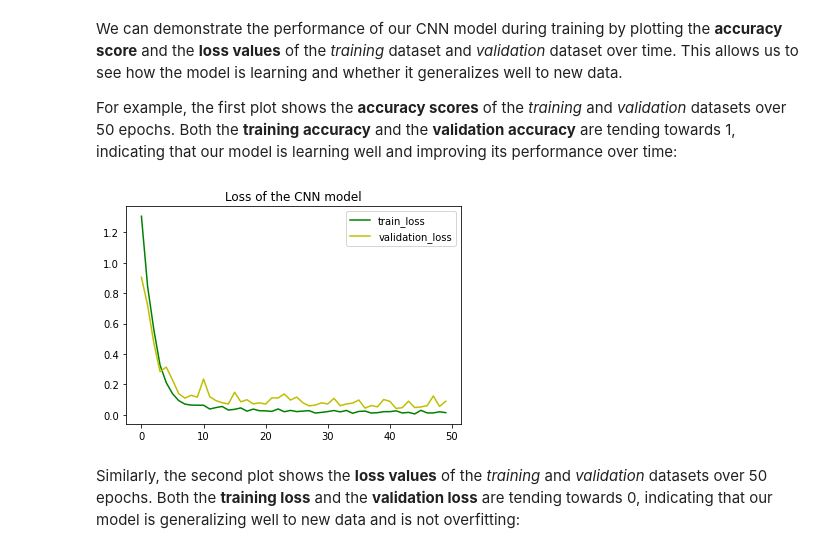
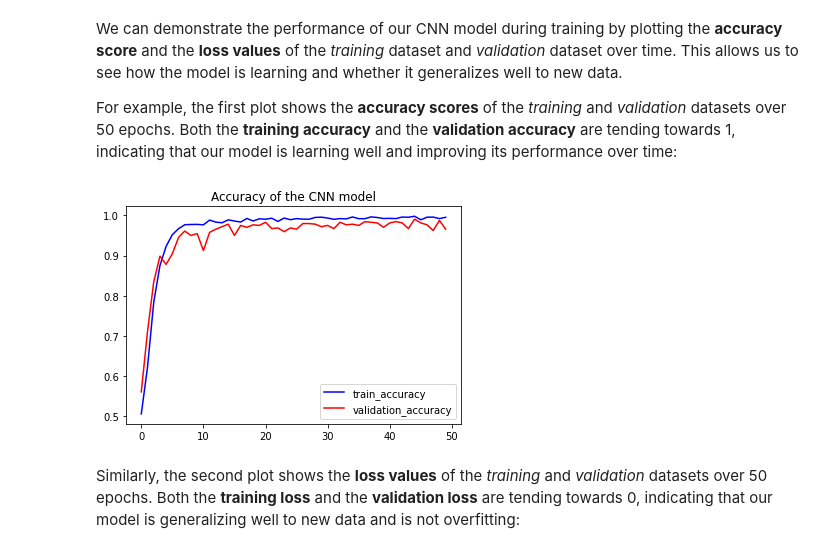
Before and after one commit to IsmailHuseynov/Alzheimer-s_detection, a Jupyter notebook: Alzheimer's_detection_Deep_Learning_Approach.ipynb, the cells around one changed output. Cells and saved outputs as stored; diff of their text form; code cells hidden in the pictures.

```diff
--- a/Alzheimer's_detection_Deep_Learning_Approach.ipynb
+++ b/Alzheimer's_detection_Deep_Learning_Approach.ipynb
@@ -317,14 +317,14 @@ For example, the first plot shows the **accuracy scores** of the *training* and
 # %%
 import matplotlib.pyplot as plt
 
 # Plot the accuracy score of our model
-plt.plot(history.history['loss'], c='g', label='train_loss')
-plt.plot(history.history['val_loss'], c='y', label='validation_loss')
-plt.title('Loss of the CNN model')
+plt.plot(history.history['accuracy'], c='b', label='train_accuracy')
+plt.plot(history.history['val_accuracy'], c='r', label='validation_accuracy')
+plt.title('Accuracy of the CNN model')
 plt.legend()
 plt.show()
 # %% [output]
-[figure, old version]
+[figure, new version]
 # %% [markdown]
 Similarly, the second plot shows the **loss values** of the *training* and *validation* datasets over 50 epochs. Both the **training loss** and the **validation loss** are tending towards 0, indicating that our model is generalizing well to new data and is not overfitting:
 # %%
```
